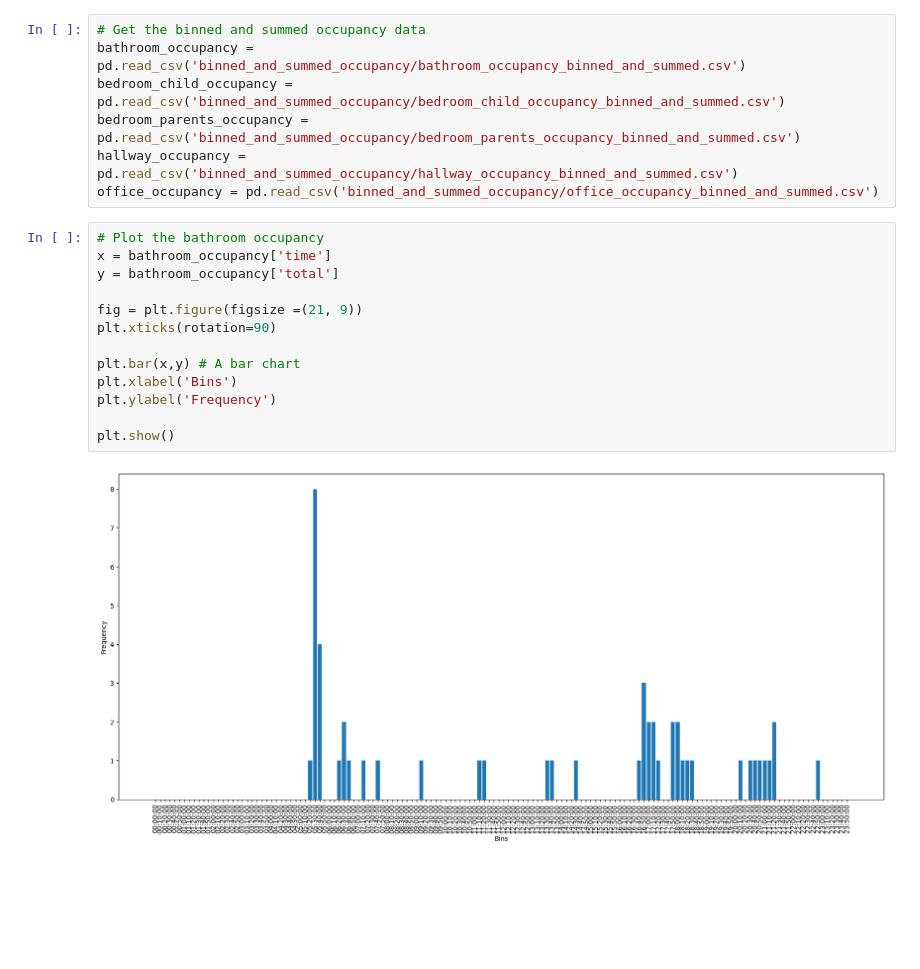
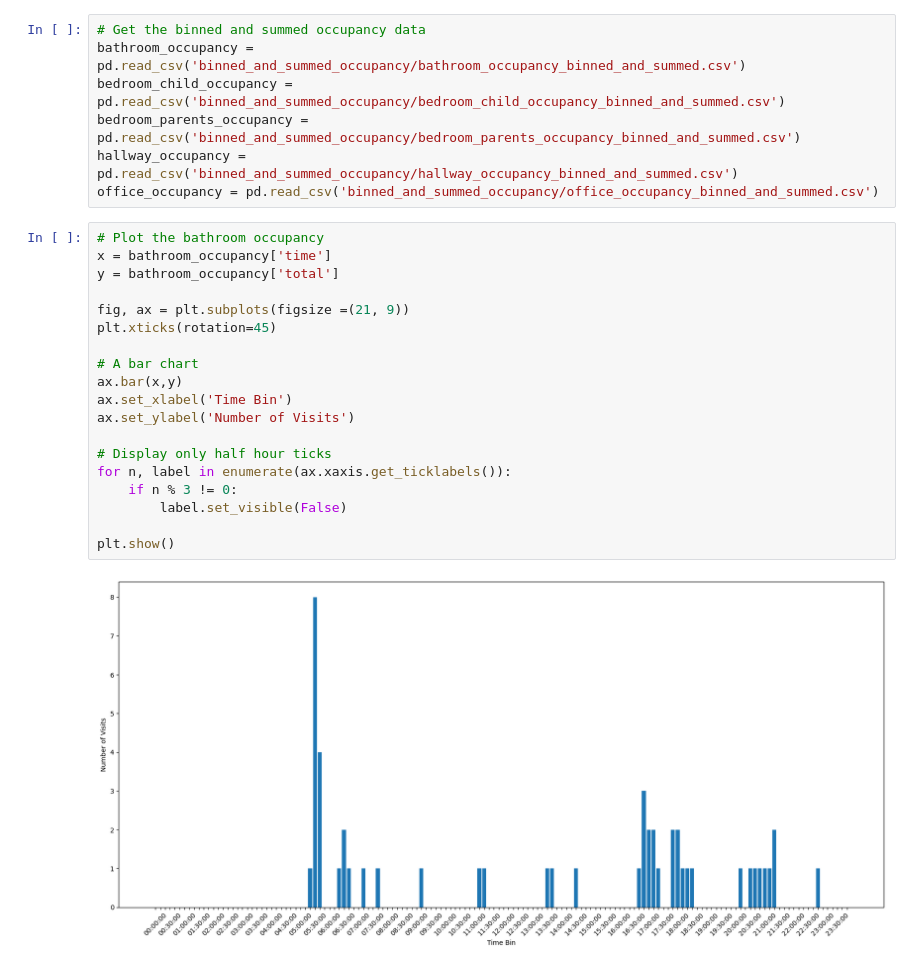
Before and after one commit to RobbeRDG/industry_ai_renson, a Jupyter notebook: data_visualization.ipynb, the cells around one changed output. Drawn from its saved outputs; the diff is of its cells as text; blank space fills up the shorter version.

Commit message:
Updates to plotting

```diff
--- a/data_visualization.ipynb
+++ b/data_visualization.ipynb
@@ -14,18 +14,24 @@ office_occupancy = pd.read_csv('binned_and_summed_occupancy/office_occupancy_bin
 # %%
 # Plot the bathroom occupancy
 x = bathroom_occupancy['time']
 y = bathroom_occupancy['total']
 
-fig = plt.figure(figsize =(21, 9))
-plt.xticks(rotation=90)
+fig, ax = plt.subplots(figsize =(21, 9))
+plt.xticks(rotation=45)
 
-plt.bar(x,y) # A bar chart
-plt.xlabel('Bins')
-plt.ylabel('Frequency')
+# A bar chart
+ax.bar(x,y)
+ax.set_xlabel('Time Bin')
+ax.set_ylabel('Number of Visits')
+
+# Display only half hour ticks
+for n, label in enumerate(ax.xaxis.get_ticklabels()):
+    if n % 3 != 0:
+        label.set_visible(False)
 
 plt.show()
 # %% [output]
-[figure, old version]
+[figure, new version]
 # %%
 # Plot the child bedroom occupancy
 x = bedroom_child_occupancy['time']
```
Also changed, not shown: parts of 4 cells of this notebook, 7 other files.
